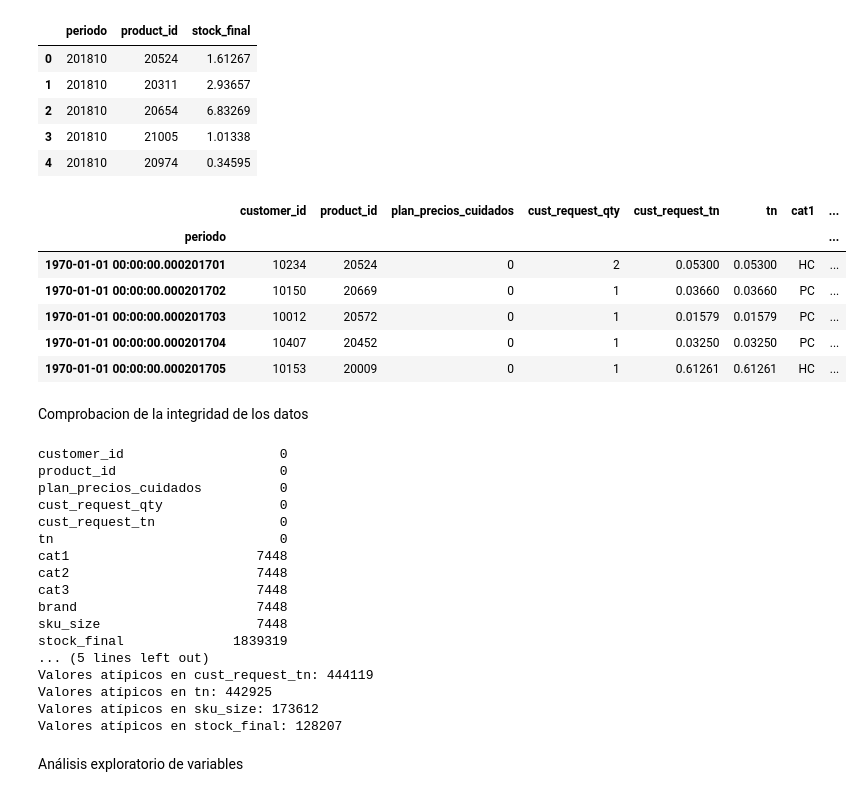
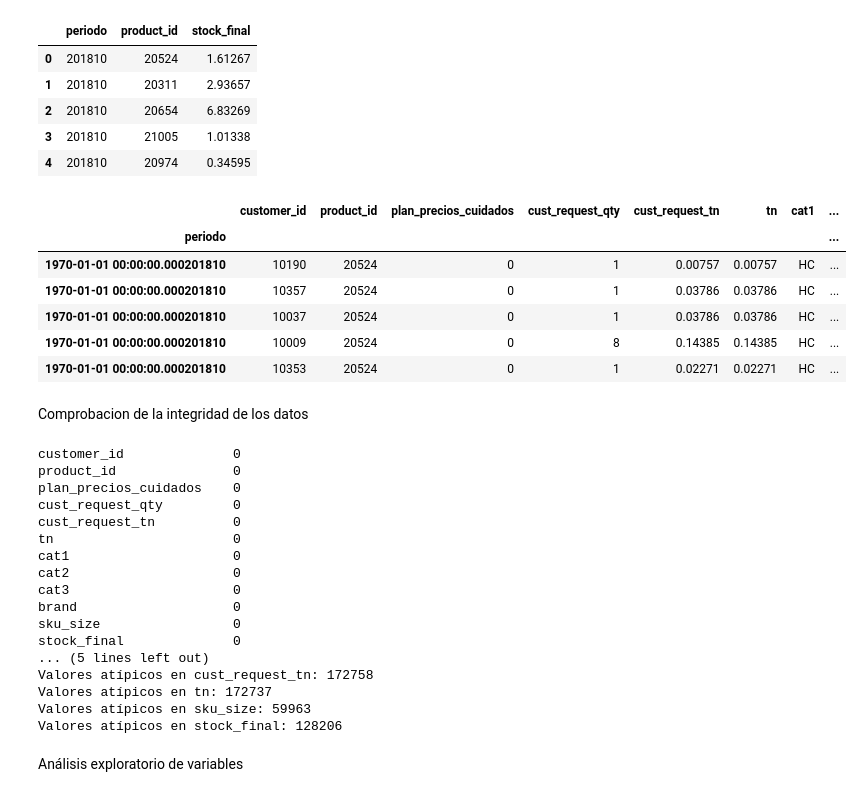
Before and after one commit to hernanifran/Labo3, a Jupyter notebook: pruebas_estac_inner.ipynb, the cells around one changed output. Drawn from its saved outputs; the diff is of its cells as text; code cells hidden in the pictures.

```diff
--- a/pruebas_estac_inner.ipynb
+++ b/pruebas_estac_inner.ipynb
@@ -44,7 +44,7 @@ productos.head()
 # %% [markdown]
 Se hace una unión de los datasets
 # %%
-df_merged = pd.merge(df, productos, on='product_id', how='left')
+df_merged_i = pd.merge(df, productos, on='product_id', how='inner')
 # %%
 stocks = pd.read_csv('tb_stocks.txt.gz', sep='\t')
 # %%
@@ -57,52 +57,52 @@ stocks.head()
 | 3 | 201810 | 21005 | 1.01338 |
 | 4 | 201810 | 20974 | 0.34595 |
 # %%
-df_final = pd.merge(df_merged, stocks, on=['periodo', 'product_id'], how='left')
+df_final_i = pd.merge(df_merged_i, stocks, on=['periodo', 'product_id'], how='inner')
 # %%
 
-df_final['periodo'] = pd.to_datetime(df['periodo'])
-df_final.set_index('periodo', inplace=True)
+df_final_i['periodo'] = pd.to_datetime(df_final_i['periodo'])
+df_final_i.set_index('periodo', inplace=True)
 # %%
-df_final.head()
+df_final_i.head()
 # %% [output]
 |  | customer_id | product_id | plan_precios_cuidados | cust_request_qty | cust_request_tn | tn | cat1 | ... |
 | periodo |  |  |  |  |  |  |  | ... |
-| 1970-01-01 00:00:00.000201701 | 10234 | 20524 | 0 | 2 | 0.05300 | 0.05300 | HC | ... |
-| 1970-01-01 00:00:00.000201702 | 10150 | 20669 | 0 | 1 | 0.03660 | 0.03660 | PC | ... |
-| 1970-01-01 00:00:00.000201703 | 10012 | 20572 | 0 | 1 | 0.01579 | 0.01579 | PC | ... |
-| 1970-01-01 00:00:00.000201704 | 10407 | 20452 | 0 | 1 | 0.03250 | 0.03250 | PC | ... |
-| 1970-01-01 00:00:00.000201705 | 10153 | 20009 | 0 | 1 | 0.61261 | 0.61261 | HC | ... |
+| 1970-01-01 00:00:00.000201810 | 10190 | 20524 | 0 | 1 | 0.00757 | 0.00757 | HC | ... |
+| 1970-01-01 00:00:00.000201810 | 10357 | 20524 | 0 | 1 | 0.03786 | 0.03786 | HC | ... |
+| 1970-01-01 00:00:00.000201810 | 10037 | 20524 | 0 | 1 | 0.03786 | 0.03786 | HC | ... |
+| 1970-01-01 00:00:00.000201810 | 10009 | 20524 | 0 | 8 | 0.14385 | 0.14385 | HC | ... |
+| 1970-01-01 00:00:00.000201810 | 10353 | 20524 | 0 | 1 | 0.02271 | 0.02271 | HC | ... |
 # %% [markdown]
 Comprobacion de la integridad de los datos
 # %%
 # Verificar valores faltantes
-print(df_final.isnull().sum())
+print(df_final_i.isnull().sum())
 
 # Identificar valores atípicos
-for columna in df_final.select_dtypes(include=['number']).columns:
-    q1 = df_final[columna].quantile(0.25)
-    q3 = df_final[columna].quantile(0.75)
+for columna in df_final_i.select_dtypes(include=['number']).columns:
+    q1 = df_final_i[columna].quantile(0.25)
+    q3 = df_final_i[columna].quantile(0.75)
     rango_intercuartil = q3 - q1
-    valores_atipicos = df_final[(df_final[columna] < q1 - 1.5 * rango_intercuartil) | (df_final[columna] > q3 + 1.5 * rango_intercuartil)]
+    valores_atipicos = df_final_i[(df_final_i[columna] < q1 - 1.5 * rango_intercuartil) | (df_final_i[columna] > q3 + 1.5 * rango_intercuartil)]
     print(f"Valores atípicos en {columna}: {valores_atipicos.shape[0]}")
 # %% [output]
-customer_id                    0
-product_id                     0
-plan_precios_cuidados          0
-cust_request_qty               0
-cust_request_tn                0
-tn                             0
-cat1                        7448
-cat2                        7448
-cat3                        7448
-brand                       7448
-sku_size                    7448
-stock_final              1839319
+customer_id              0
+product_id               0
+plan_precios_cuidados    0
+cust_request_qty         0
+cust_request_tn          0
+tn                       0
+cat1                     0
+cat2                     0
+cat3                     0
+brand                    0
+sku_size                 0
+stock_final              0
 ... (5 lines left out)
-Valores atípicos en cust_request_tn: 444119
-Valores atípicos en tn: 442925
-Valores atípicos en sku_size: 173612
-Valores atípicos en stock_final: 128207
+Valores atípicos en cust_request_tn: 172758
+Valores atípicos en tn: 172737
+Valores atípicos en sku_size: 59963
+Valores atípicos en stock_final: 128206
 # %% [markdown]
 Análisis exploratorio de variables
 # %%
```
Also changed, not shown: parts of 6 cells of this notebook, 1 other file.
